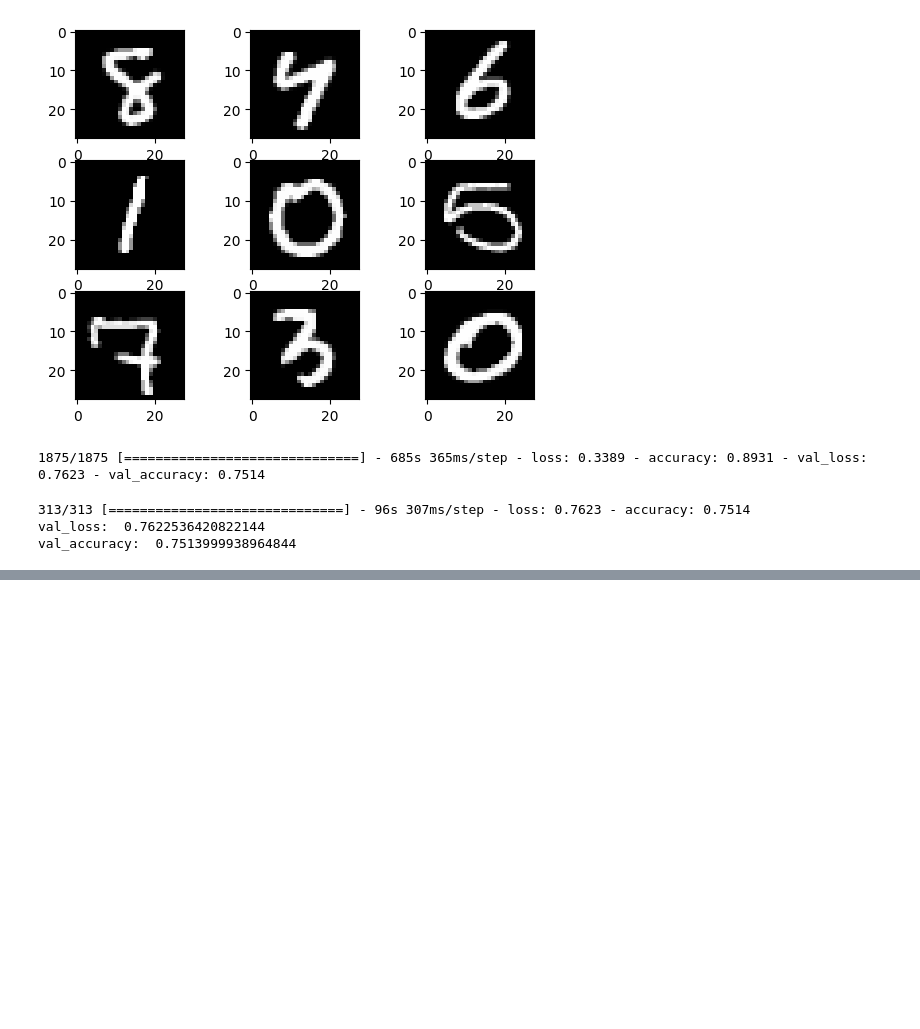
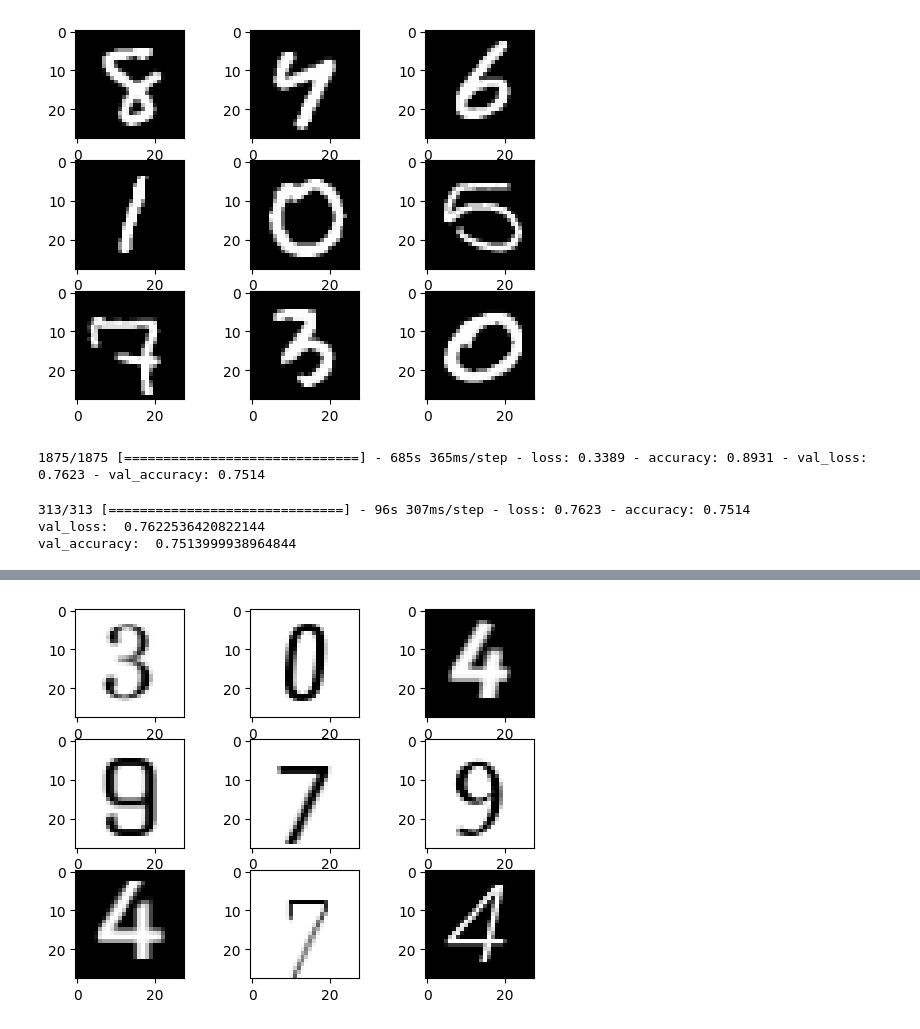
Before and after one commit to Ox03bb/Digits_Recognition, a Jupyter notebook: transfer_learning.ipynb, the cells around one changed output, grey strips where cells are left out. Saved outputs shown, nothing was run; the diff lists cells and outputs as text; code cells hidden in the pictures; blank space fills up the shorter version.

```diff
--- a/transfer_learning.ipynb
+++ b/transfer_learning.ipynb
@@ -361,0 +443,3 @@ y_all = np.concatenate((y_train, y_train))
+# %%
+x_data_all = np.concatenate((x_data, 1-x_data))
+y_data_all = np.concatenate((y_data, y_data))
@@ -361,0 +455,8 @@ y_all = np.concatenate((y_train, y_train))
+# %%
+fig, ax = plt.subplots(nrows=3, ncols=3)
+cnt = 0
+for i in range(0,3):
+    for j in range(0,3):
+        ax[i,j].imshow(1-X_train_t[np.random.randint(0, 1000)].reshape(28,28),cmap='Greys')
+# %% [output]
+[figure, added]
```
Also changed, not shown: parts of 18 cells of this notebook.
